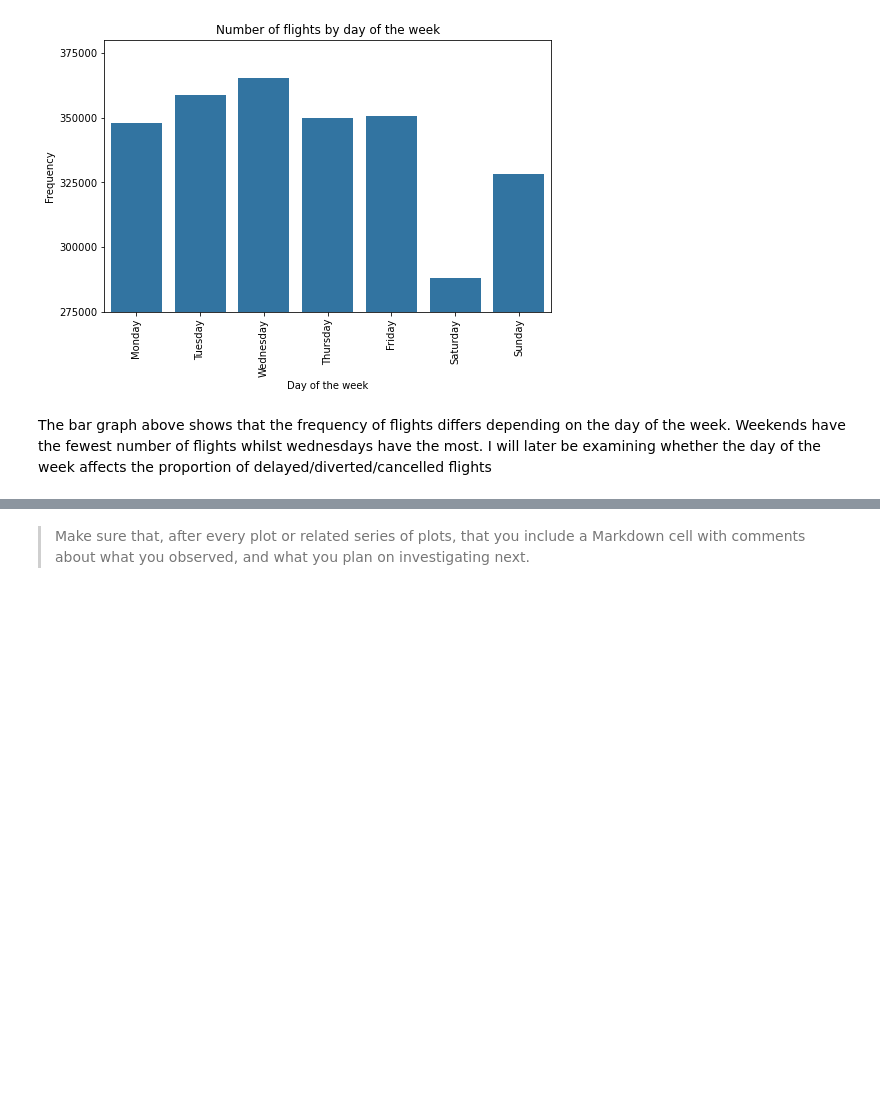
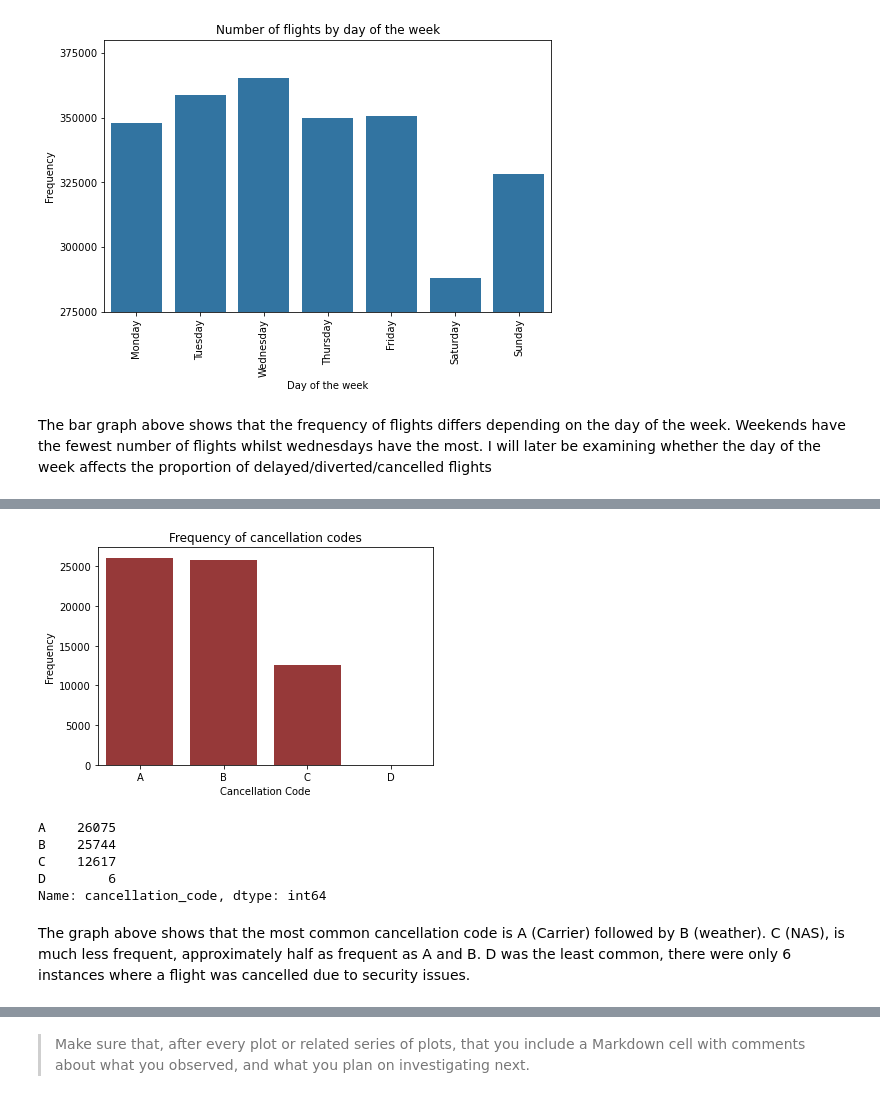
Before and after one commit to Vincentk-94/Communicate_data_findings, a Jupyter notebook: 2008 Flight Delays - Project.ipynb, the cells around one changed output, grey strips where cells are left out. Cells and saved outputs as stored; diff of their text form; code cells hidden in the pictures; blank space fills up the shorter version.

```diff
--- a/2008 Flight Delays - Project.ipynb
+++ b/2008 Flight Delays - Project.ipynb
@@ -404,0 +445,19 @@ The bar graph above shows that the frequency of flights differs depending on the
+# %%
+# Cancellation code count
+code_order = ['A','B','C','D']
+sns.countplot(data=flights,x='cancellation_code',order=code_order,color='brown')
+plt.xlabel('Cancellation Code')
+plt.ylabel('Frequency')
+plt.title('Frequency of cancellation codes');
+# %% [output]
+[figure, added]
+# %%
+flights.cancellation_code.value_counts()
+# %% [output]
+A    26075
+B    25744
+C    12617
+D        6
+Name: cancellation_code, dtype: int64
+# %% [markdown]
+The graph above shows that the most common cancellation code is A (Carrier) followed by B (weather). C (NAS), is much less frequent, approximately half as frequent as A and B. D was the least common, there were only 6 instances where a flight was cancelled due to security issues.
```
Also changed, not shown: parts of 15 cells of this notebook.
